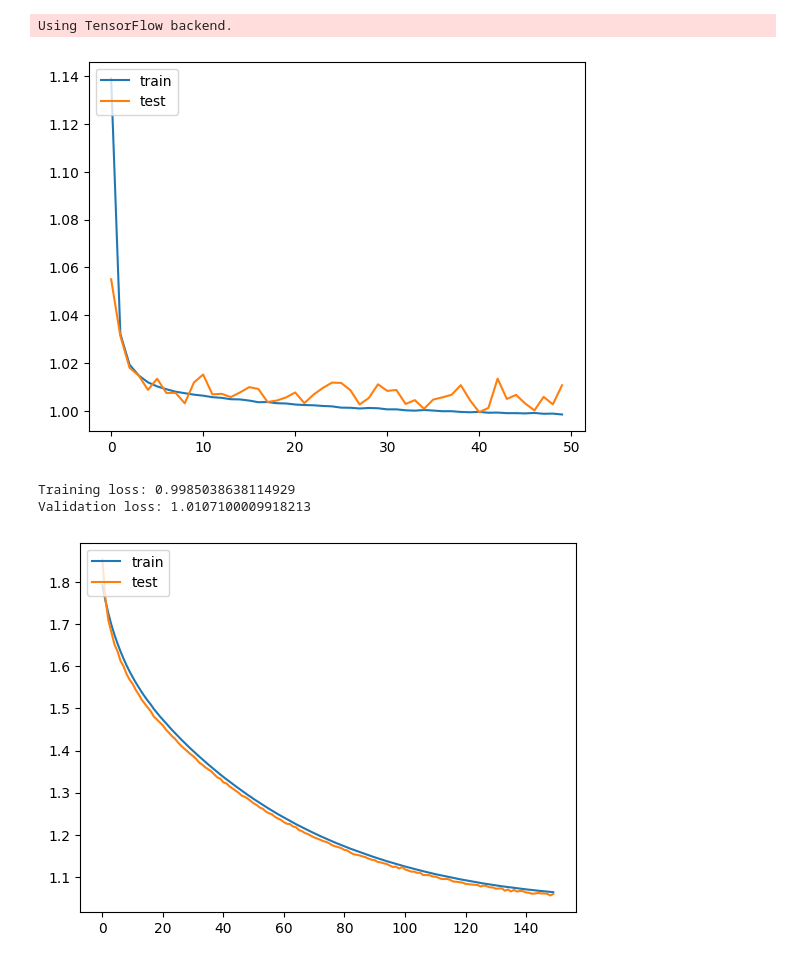
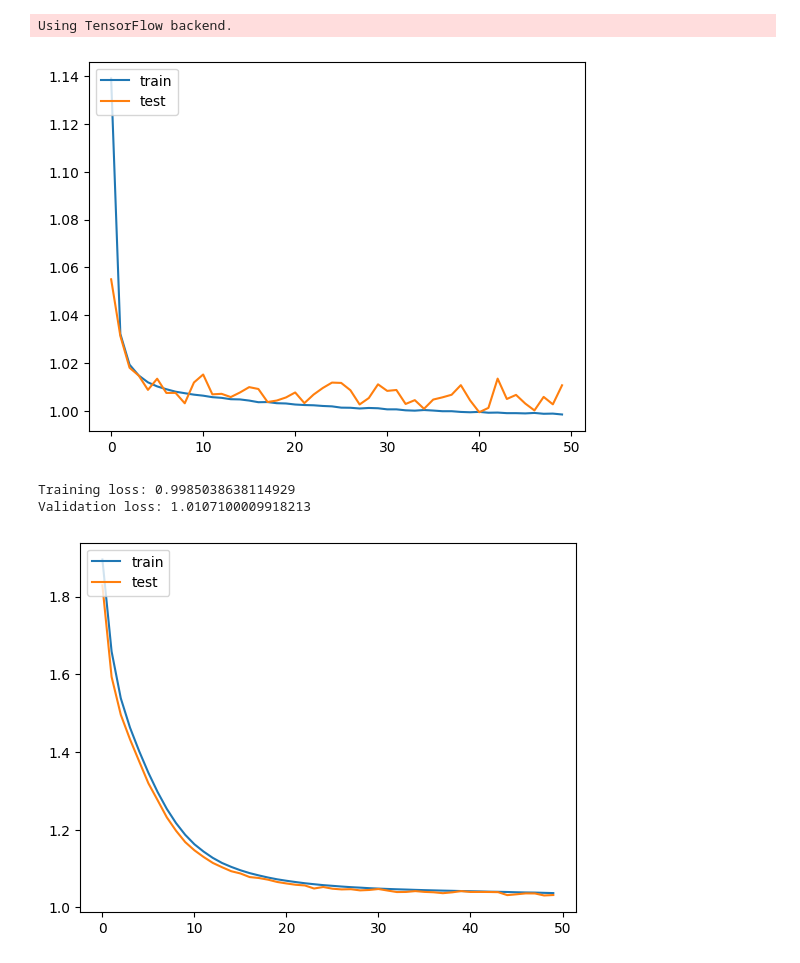
Before and after one commit to b-boechat/pitch, a Jupyter notebook: plot_curves.ipynb, the cells around one changed output. Saved outputs shown, nothing was run; the diff lists cells and outputs as text; code cells hidden in the pictures.

```diff
--- a/plot_curves.ipynb
+++ b/plot_curves.ipynb
@@ -1,23 +1,24 @@
 # %%
 import matplotlib.pyplot as plt
 import json
 from visualize_predictions import visualize_predictions
 
 def plot_learning_curves(model_history_path):
     history_dict = json.load(open(f"{model_history_path}", 'r'))
     plt.figure()
     plt.plot(history_dict["loss"])
     plt.plot(history_dict["val_loss"])
     plt.legend(['train', 'test'], loc='upper left')
     plt.show()
     print(f"Training loss: {history_dict['loss'][-1]}")
     print(f"Validation loss: {history_dict['val_loss'][-1]}")
 
 plot_learning_curves("saved_models/cqt_normalize_model/cqt_normalize_model_history.json")
-plot_learning_curves("saved_models/cqt_e6-4ef4fc81ca8c4a2a812d0d9a800af7e7/cqt_e6-4ef4fc81ca8c4a2a812d0d9a800af7e7_history.json")
+plot_learning_curves("saved_models/fls_fw11/fls_fw11_history.json")
+#plot_learning_curves("saved_models/cqt_e6-4ef4fc81ca8c4a2a812d0d9a800af7e7/cqt_e6-4ef4fc81ca8c4a2a812d0d9a800af7e7_history.json")
 # %% [output]
 Using TensorFlow backend.
 [figure]
 Training loss: 0.9985038638114929
 Validation loss: 1.0107100009918213
-[figure, old version]
+[figure, new version]
```
Also changed, not shown: parts of 1 cell of this notebook, 7 other files.
